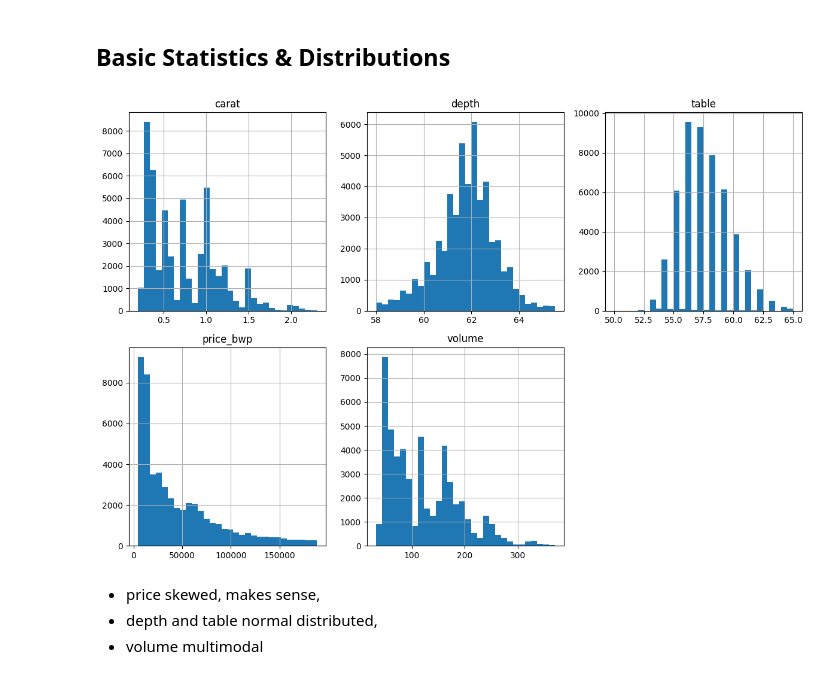
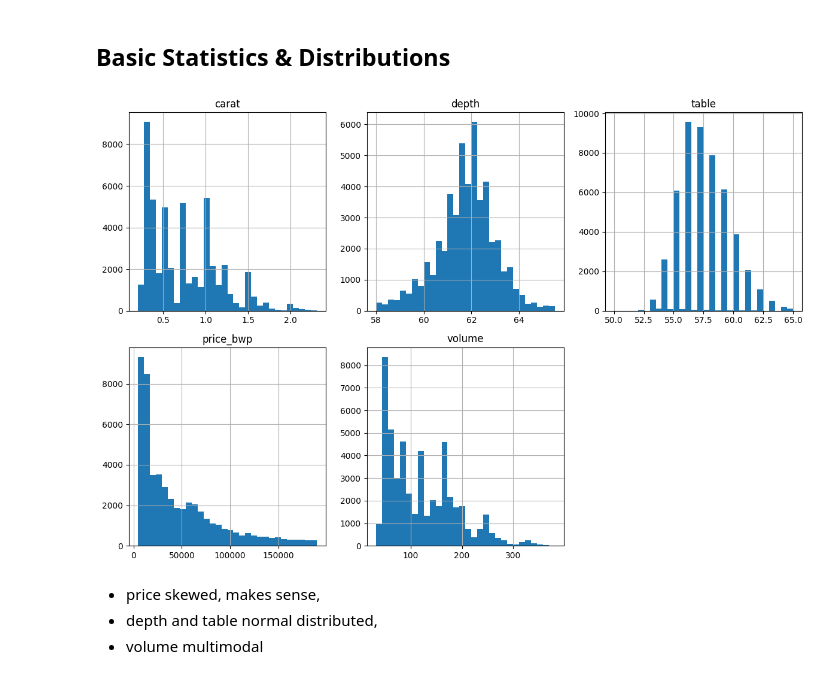
Before and after one commit to soot-bit/GemAI, a Jupyter notebook: notebooks/EDA.ipynb, the cells around one changed output. Saved outputs shown, nothing was run; the diff lists cells and outputs as text; code cells hidden in the pictures.

```diff
--- a/notebooks/EDA.ipynb
+++ b/notebooks/EDA.ipynb
@@ -93,8 +97,3 @@ Data columns (total 8 columns):
 
 1. remove 0 volume this doesnt make sense
 2. outliers
-# %%
-print("number of null volumes==0")
-print(int((df_processed["volume"] == 0).sum()))
-numeric_cols = list(df_processed.select_dtypes(include='number').columns)
-df_filtered = df_processed[~(df_processed["volume"] == 0)]
@@ -104,3 +100,5 @@ number of null volumes==0
+# %%
+df_filtered = df_processed[df_processed['volume'] != 0]
 # %% [markdown]
 lets look at the outlier if any
 # %%
@@ -113,25 +111,29 @@ sns.pairplot(df_filtered, vars=numeric_cols,
 some obvious outliers... lets take of them.
 # %%
 
-def remove_outliers_iqr(df, factor=2.0):
-    """
-    Remove outliers from numeric columns using IQR filtering.
-    """
-    df_filtered = df.copy()
+def remove_outliers_iqr(df, factor=1.5):
+    """Remove outliers from numeric columns using IQR """
 
-    for col in numeric_cols:
-        Q1 = df_filtered[col].quantile(0.25)
-        Q3 = df_filtered[col].quantile(0.75)
-        IQR = Q3 - Q1
-        lower_bound = Q1 - factor * IQR
-        upper_bound = Q3 + factor * IQR
-        df_filtered = df_filtered[(df_filtered[col] >= lower_bound) &
-                                  (df_filtered[col] <= upper_bound)]
+    numeric_cols = df.select_dtypes(include=[np.number]).columns
 
-    return df_filtered
+    # Calculate IQR
+    Q1 = df[numeric_cols].quantile(0.25)
+    Q3 = df[numeric_cols].quantile(0.75)
+    IQR = Q3 - Q1
+
+    lower_bound = Q1 - factor * IQR
+    upper_bound = Q3 + factor * IQR
+
+    # Filter rows
+    mask = ((df[numeric_cols] >= lower_bound) &
+            (df[numeric_cols] <= upper_bound)).all(axis=1)
+
+    return df[mask]
 
 
-df_clean = remove_outliers_iqr(df_filtered)
 
-print(df_clean.shape)
+df_clean = remove_outliers_iqr(df_filtered, 2)
+print(f"Original shape: {df_processed.shape}")
+print(f"filtered shape: {df_filtered.shape}")
+print(f"Cleaned shape: {df_clean.shape}")
 # %% [output]
@@ -147,11 +151,11 @@ its a much better cleaner df
 # %% [markdown]
 ## Basic Statistics & Distributions
 # %%
-df_clean[numeric_cols].hist(bins=30, figsize=(12, 8), layout=(2, 3))
+df_clean.hist(bins=30, figsize=(12, 8), layout=(2, 3))
 plt.tight_layout()
 plt.show()
 # %% [output]
-[figure, old version]
+[figure, new version]
 # %% [markdown]
 * price skewed, makes sense,
 * depth and table normal distributed,
```
Also changed, not shown: parts of 21 cells of this notebook, 29 other files.
